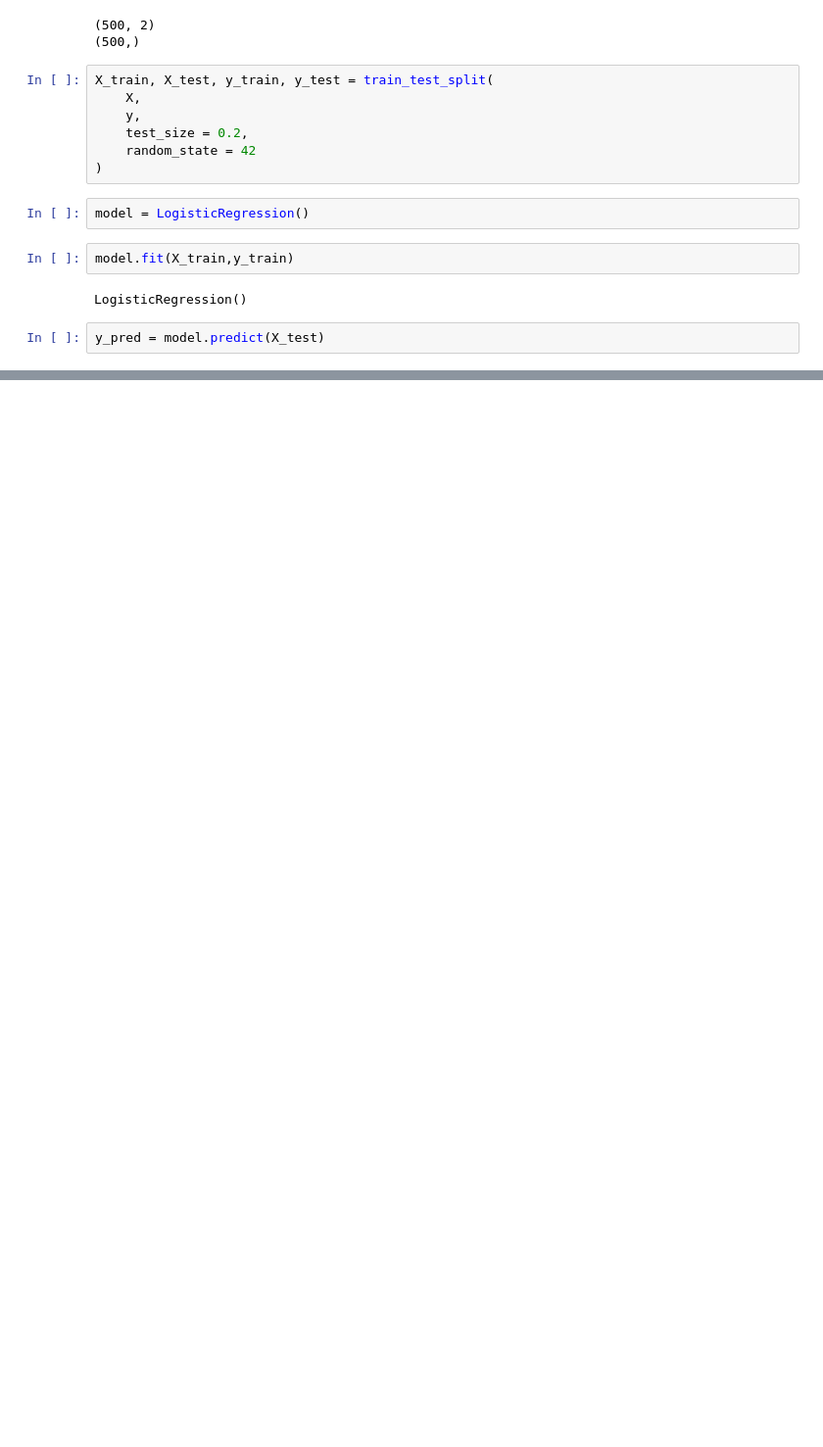
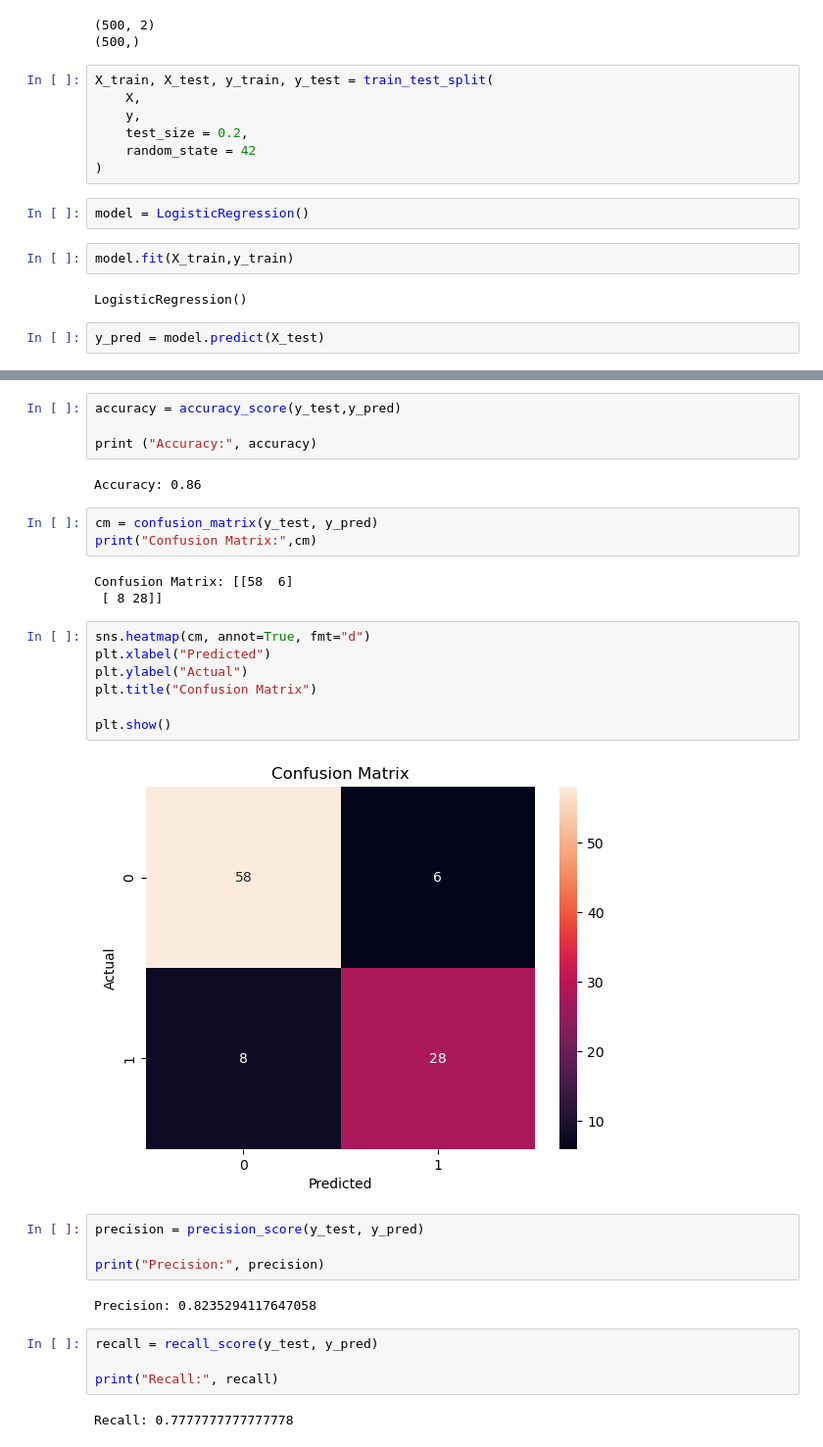
Before and after one commit to mdsohailalam0805-collab/ML-30-Day-Challenge, a Jupyter notebook: Day-05-Logistic-Regression-Pass-Fail/pass_fail_prediction.ipynb, the cells around one changed output, grey strips where cells are left out. Shown at 98% size. Drawn from its saved outputs; the diff is of its cells as text; blank space fills up the shorter version.

```diff
--- a/Day-05-Logistic-Regression-Pass-Fail/pass_fail_prediction.ipynb
+++ b/Day-05-Logistic-Regression-Pass-Fail/pass_fail_prediction.ipynb
@@ -83,0 +101,33 @@ comparison
+# %%
+accuracy = accuracy_score(y_test,y_pred)
+
+print ("Accuracy:", accuracy)
+# %% [output]
+Accuracy: 0.86
+# %%
+cm = confusion_matrix(y_test, y_pred)
+print("Confusion Matrix:",cm)
+# %% [output]
+Confusion Matrix: [[58  6]
+ [ 8 28]]
+# %%
+sns.heatmap(cm, annot=True, fmt="d")
+plt.xlabel("Predicted")
+plt.ylabel("Actual")
+plt.title("Confusion Matrix")
+
+plt.show()
+# %% [output]
+[figure, added]
+# %%
+precision = precision_score(y_test, y_pred)
+
+print("Precision:", precision)
+# %% [output]
+Precision: 0.8235294117647058
+# %%
+recall = recall_score(y_test, y_pred)
+
+print("Recall:", recall)
+# %% [output]
+Recall: 0.7777777777777778
```
Also changed, not shown: parts of 7 cells of this notebook.
